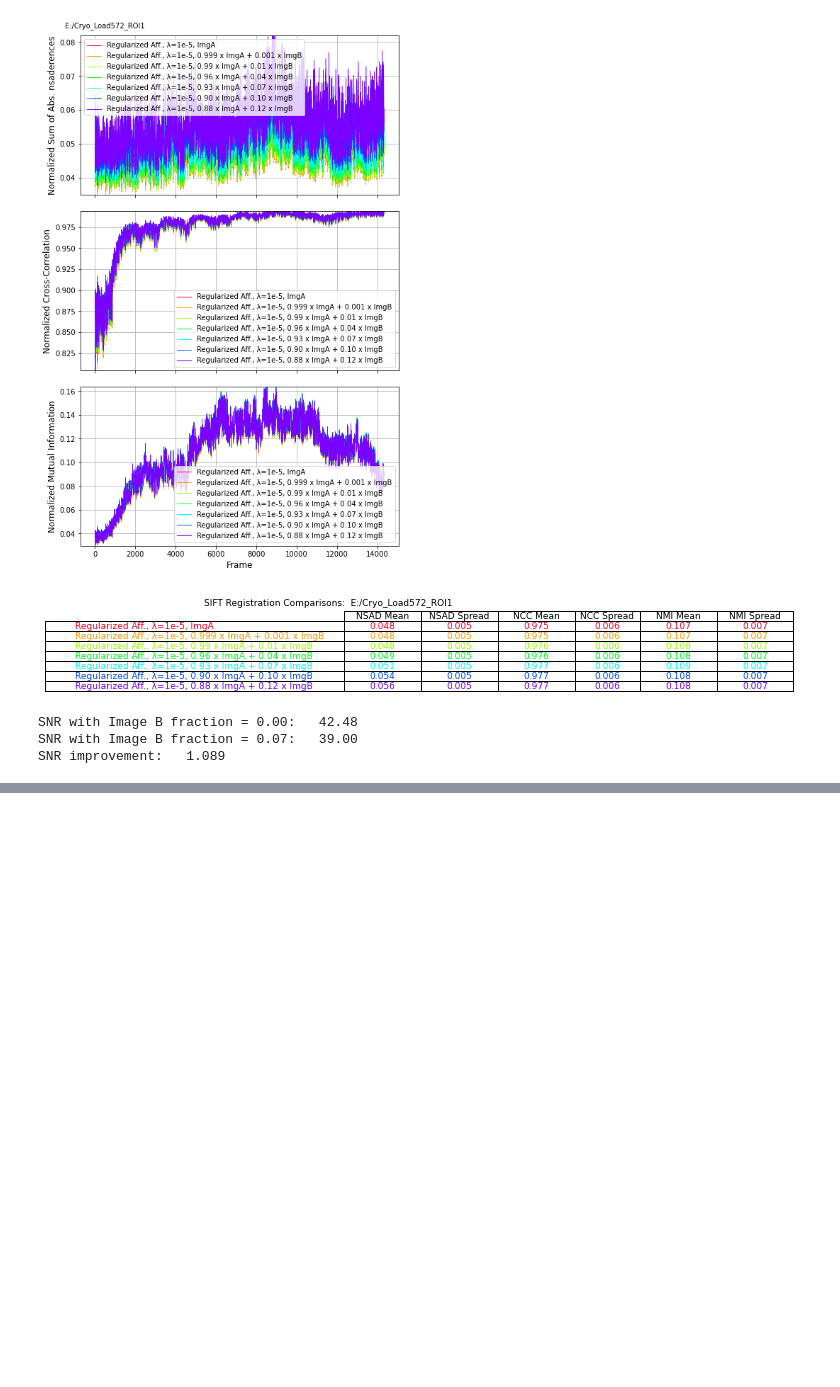
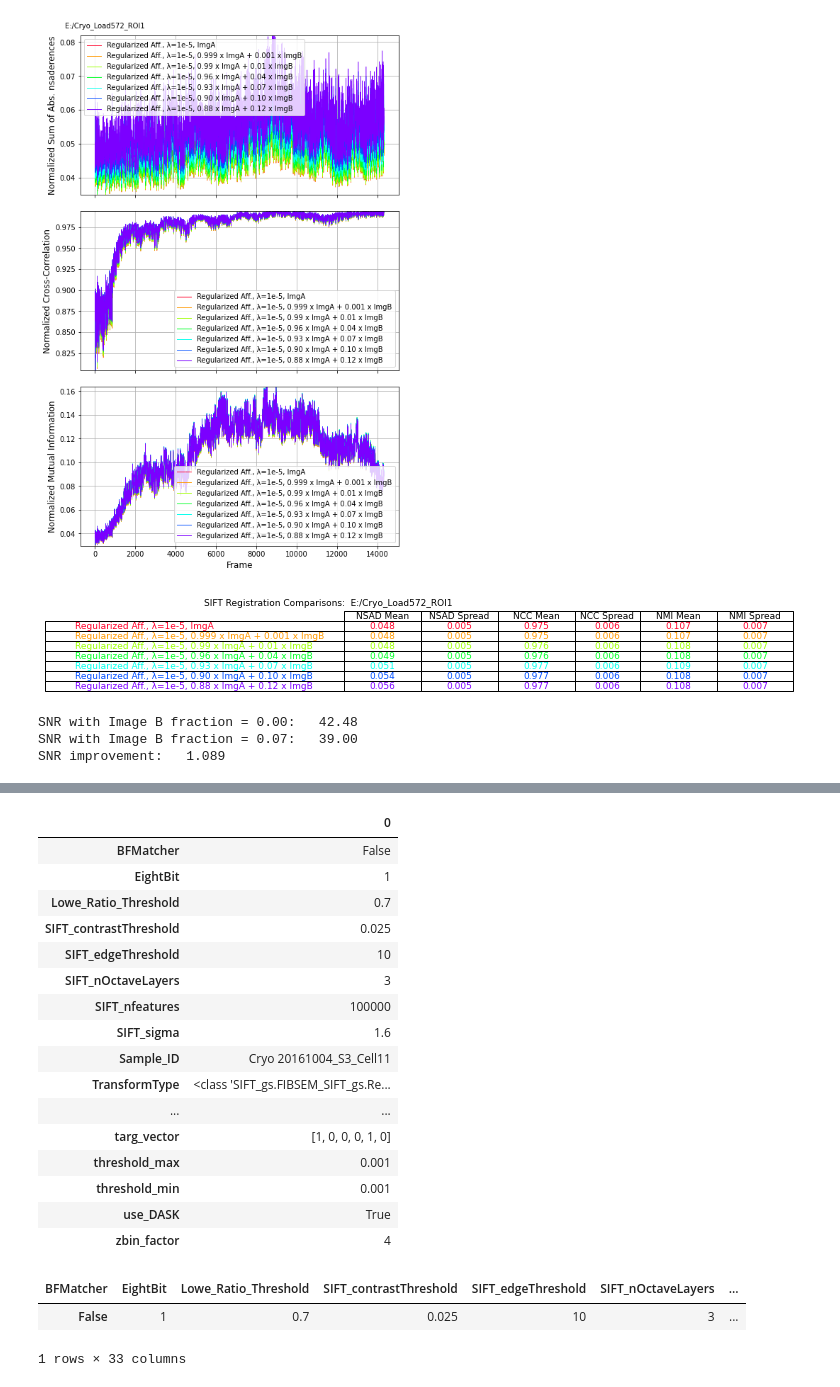
Before and after one commit to gleb-shtengel/FIB-SEM, a Jupyter notebook: Register_FIB-SEM_stack_DASK_v1.ipynb, the cells around one changed output, grey strips where cells are left out. Cells and saved outputs as stored; diff of their text form; code cells hidden in the pictures; blank space fills up the shorter version.

```diff
--- a/Register_FIB-SEM_stack_DASK_v1.ipynb
+++ b/Register_FIB-SEM_stack_DASK_v1.ipynb
@@ -54,7 +72,7 @@ Open CV version:  4.5.5
 # %% [markdown]
 # Step 0a: Set up the Processing Parameters.
 # %%
-data_dir = 'E:/Cryo_Load572_ROI1'
+data_dir = 'Y:/Cryo_data/EM_data/20161004/20161004_S3_cell11_raw/20161004_S3_cell11'
 
 ftype = 0   # 0 for Shan's .dat files,
             # 1 for tif files
@@ -543,0 +588,44 @@ SNR improvement:   1.089
+# %%
+xi_eval = [1000, 1100, 1200]
+xa_eval = [2000, 2200, 2300]
+yi_eval = [3000, 3000, 3000]
+ya_eval = [5000, 5000, 5000]
+eval_frames = [10, 20, 30]
+
+
+file_xls = 'Y:/Cryo_data/EM_data/20161004/20161004_S3_cell11_raw/20161004_S3_cell11/Registered_I8_RegAffine_sum.xlsx'
+# Create a Pandas Excel writer using XlsxWriter as the engine.
+writer = pd.ExcelWriter(file_xls, engine='xlsxwriter')
+
+data.to_excel(writer, index=None, sheet_name='Registration Quality Statistics')
+Stack_info = pd.DataFrame([{'Stack Filename' : 'Registered_I8_RegAffine_l2_1e-05_brat0.12.mrc', 'data_dir' : data_dir}])
+Stack_info.to_excel(writer, index=None, sheet_name='Stack Info')
+
+Eval_info = pd.DataFrame(np.vstack((eval_frames, xi_eval, xa_eval, yi_eval, ya_eval)).T,
+                           columns = ['Eval. Frames', 'xi_eval', 'xa_eval', 'yi_eval', 'ya_eval'], index = None)
+Eval_info.to_excel(writer, index=None, sheet_name='Evaluation info')
+
+df_kwargs = pd.DataFrame([SIFT_kwargs]).T
+df_kwargs.to_excel(writer, header=False, sheet_name='SIFT kwargs')
+
+writer.save()
+# %%
+df_kwargs
+# %% [output]
+|  | 0 |
+| BFMatcher | False |
+| EightBit | 1 |
+| Lowe_Ratio_Threshold | 0.7 |
+| SIFT_contrastThreshold | 0.025 |
+| SIFT_edgeThreshold | 10 |
+| SIFT_nOctaveLayers | 3 |
+| SIFT_nfeatures | 100000 |
+| SIFT_sigma | 1.6 |
+| Sample_ID | Cryo 20161004_S3_Cell11 |
+| TransformType | <class 'SIFT_gs.FIBSEM_SIFT_gs.Re... |
+| ... | ... |
+| targ_vector | [1, 0, 0, 0, 1, 0] |
+| threshold_max | 0.001 |
+| threshold_min | 0.001 |
+| use_DASK | True |
+| zbin_factor | 4 |
@@ -543,0 +640,6 @@ SNR improvement:   1.089
+# %%
+new_kwargs
+# %% [output]
+| BFMatcher | EightBit | Lowe_Ratio_Threshold | SIFT_contrastThreshold | SIFT_edgeThreshold | SIFT_nOctaveLayers | ... |
+| False | 1 | 0.7 | 0.025 | 10 | 3 | ... |
+1 rows × 33 columns
```
Also changed, not shown: parts of 17 cells of this notebook, 2 other files.
